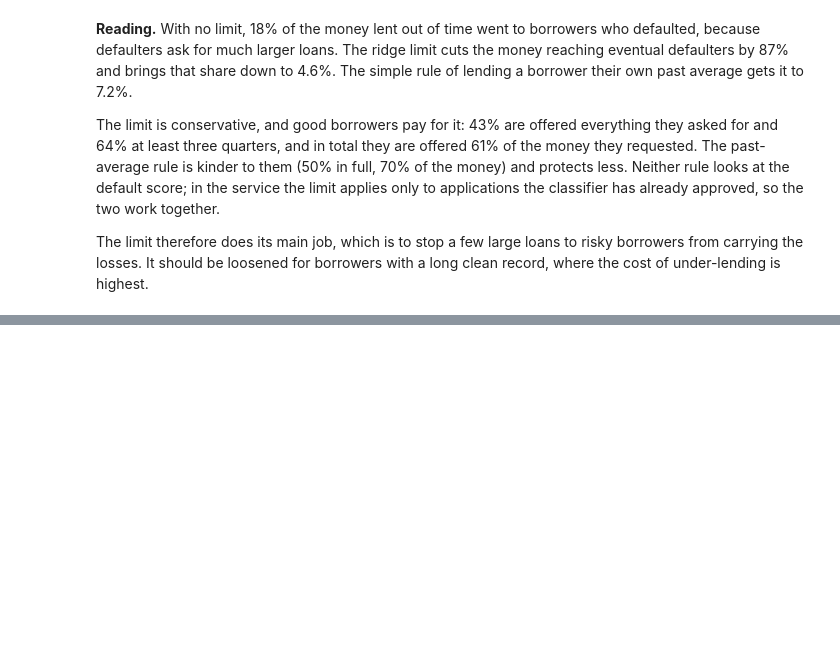
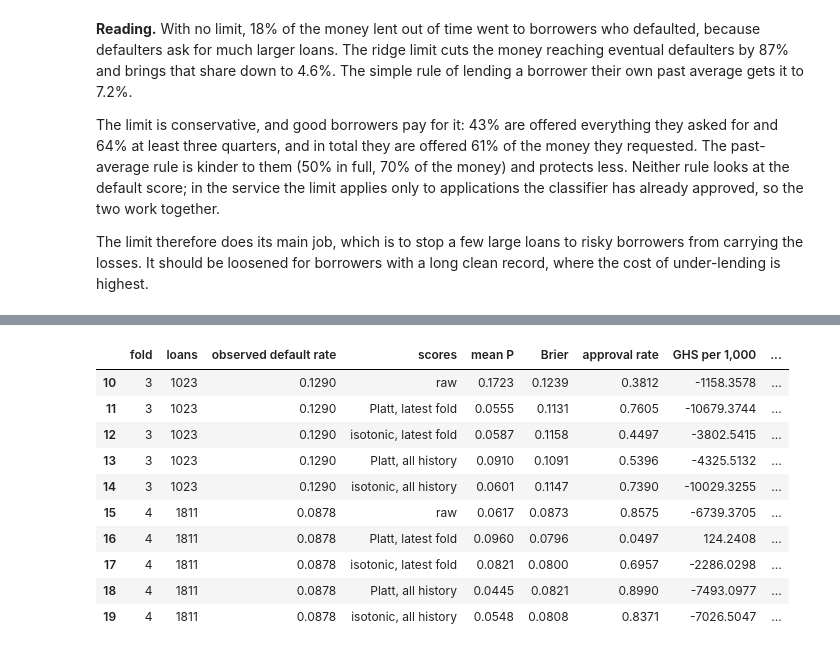
Before and after one commit to ASU-MICS-2028/mle-group-3-prosit-2, a Jupyter notebook: notebooks/13_rubric_additions.ipynb, the cells around one changed output, grey strips where cells are left out. Cells and saved outputs as stored; diff of their text form; code cells hidden in the pictures; blank space fills up the shorter version.

```diff
--- a/notebooks/13_rubric_additions.ipynb
+++ b/notebooks/13_rubric_additions.ipynb
@@ -355,0 +422,22 @@ The limit therefore does its main job, which is to stop a few large loans to ris
+# %%
+by_fold = pd.DataFrame([{"fold": k, "loans": int((e.fold == k).sum()), "observed default rate": e.y[e.fold == k].mean(),
+                         "scores": n, "mean P": q[(e.fold == k).to_numpy()].mean(),
+                         "Brier": brier_score_loss(e.y[e.fold == k], q[(e.fold == k).to_numpy()]),
+                         "approval rate": (q[(e.fold == k).to_numpy()] <= econ.threshold).mean(),
+                         "GHS per 1,000": per_1000(e.y[e.fold == k].to_numpy(), q[(e.fold == k).to_numpy()])}
+                        for k in range(1, 5) for n, q in S.items()])
+by_fold = by_fold.merge(fits, on=["fold", "scores"], how="left")
+by_fold.to_csv(ROOT / "reports" / "13_recalibration_folds.csv", index=False)
+by_fold[by_fold.fold >= 3].round(4)
+# %% [output]
+|  | fold | loans | observed default rate | scores | mean P | Brier | approval rate | GHS per 1,000 | ... |
+| 10 | 3 | 1023 | 0.1290 | raw | 0.1723 | 0.1239 | 0.3812 | -1158.3578 | ... |
+| 11 | 3 | 1023 | 0.1290 | Platt, latest fold | 0.0555 | 0.1131 | 0.7605 | -10679.3744 | ... |
+| 12 | 3 | 1023 | 0.1290 | isotonic, latest fold | 0.0587 | 0.1158 | 0.4497 | -3802.5415 | ... |
+| 13 | 3 | 1023 | 0.1290 | Platt, all history | 0.0910 | 0.1091 | 0.5396 | -4325.5132 | ... |
+| 14 | 3 | 1023 | 0.1290 | isotonic, all history | 0.0601 | 0.1147 | 0.7390 | -10029.3255 | ... |
+| 15 | 4 | 1811 | 0.0878 | raw | 0.0617 | 0.0873 | 0.8575 | -6739.3705 | ... |
+| 16 | 4 | 1811 | 0.0878 | Platt, latest fold | 0.0960 | 0.0796 | 0.0497 | 124.2408 | ... |
+| 17 | 4 | 1811 | 0.0878 | isotonic, latest fold | 0.0821 | 0.0800 | 0.6957 | -2286.0298 | ... |
+| 18 | 4 | 1811 | 0.0878 | Platt, all history | 0.0445 | 0.0821 | 0.8990 | -7493.0977 | ... |
+| 19 | 4 | 1811 | 0.0878 | isotonic, all history | 0.0548 | 0.0808 | 0.8371 | -7026.5047 | ... |
```
Also changed, not shown: parts of 5 cells of this notebook, 22 other files.
